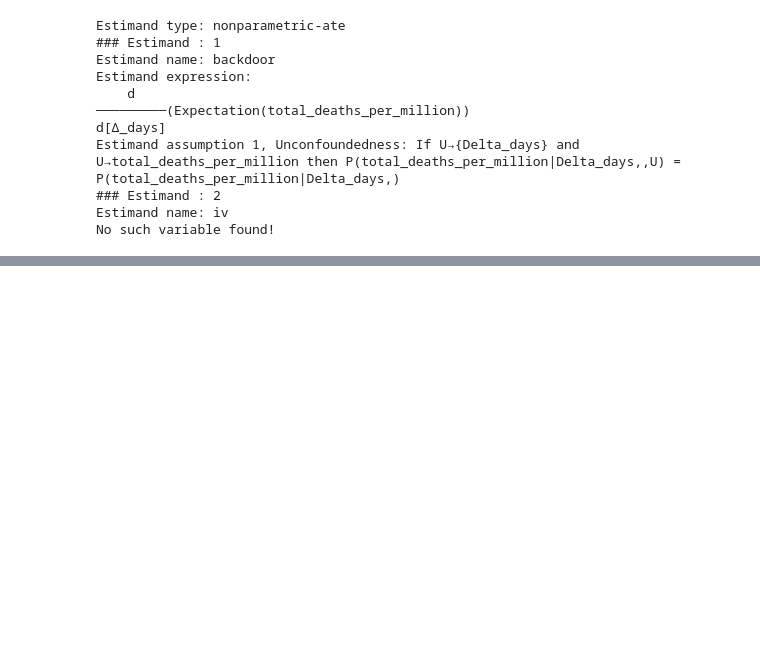
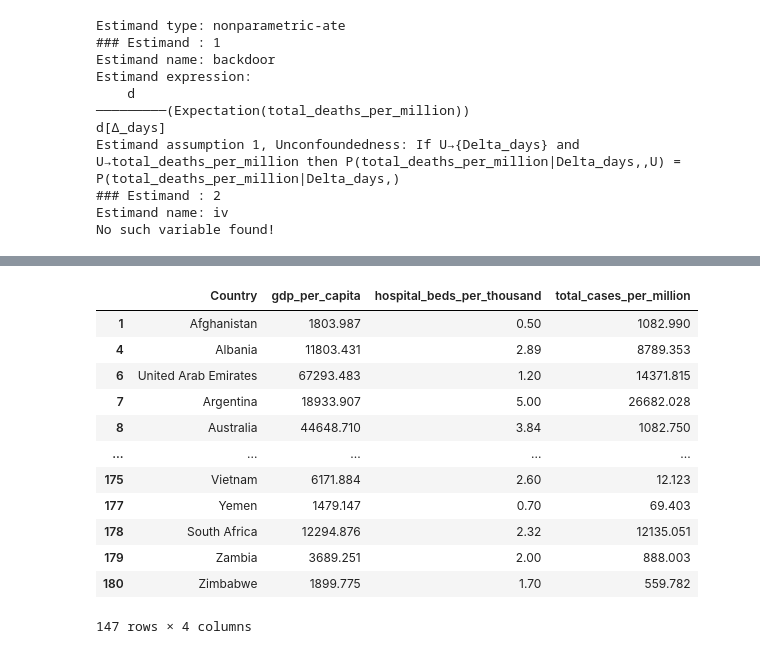
Before and after one commit to asmaaalaa99/casual_inference, a Jupyter notebook: Assignment_2/Casual_analysis_report.ipynb, the cells around one changed output, grey strips where cells are left out. Drawn from its saved outputs; the diff is of its cells as text; code cells hidden in the pictures; blank space fills up the shorter version.

```diff
--- a/Assignment_2/Casual_analysis_report.ipynb
+++ b/Assignment_2/Casual_analysis_report.ipynb
@@ -158,0 +219,11 @@ No such variable found!
+# %%
+countries_df = df.copy()
+# %%
+gdp_per_capit = []
+hospital_beds_per_thousand = []
+total_cases_per_million = []
+for i in additional_info_df.location.unique():
+    cases_indeces = countries_df[countries_df['location']== i][['gdp_per_capita','hospital_beds_per_thousand','total_cases_per_million']]
+    gdp_per_capit.append(cases_indeces.gdp_per_capita.max(skipna = True))
+    hospital_beds_per_thousand.append(cases_indeces.hospital_beds_per_thousand.mean(skipna = True))
+    total_cases_per_million.append(cases_indeces.total_cases_per_million.max(skipna = True))
@@ -158,0 +235,16 @@ No such variable found!
+# %%
+full_data_data_2.dropna()
+# %% [output]
+|  | Country | gdp_per_capita | hospital_beds_per_thousand | total_cases_per_million |
+| 1 | Afghanistan | 1803.987 | 0.50 | 1082.990 |
+| 4 | Albania | 11803.431 | 2.89 | 8789.353 |
+| 6 | United Arab Emirates | 67293.483 | 1.20 | 14371.815 |
+| 7 | Argentina | 18933.907 | 5.00 | 26682.028 |
+| 8 | Australia | 44648.710 | 3.84 | 1082.750 |
+| ... | ... | ... | ... | ... |
+| 175 | Vietnam | 6171.884 | 2.60 | 12.123 |
+| 177 | Yemen | 1479.147 | 0.70 | 69.403 |
+| 178 | South Africa | 12294.876 | 2.32 | 12135.051 |
+| 179 | Zambia | 3689.251 | 2.00 | 888.003 |
+| 180 | Zimbabwe | 1899.775 | 1.70 | 559.782 |
+147 rows × 4 columns
```
Also changed, not shown: parts of 26 cells of this notebook, 2 other files.
